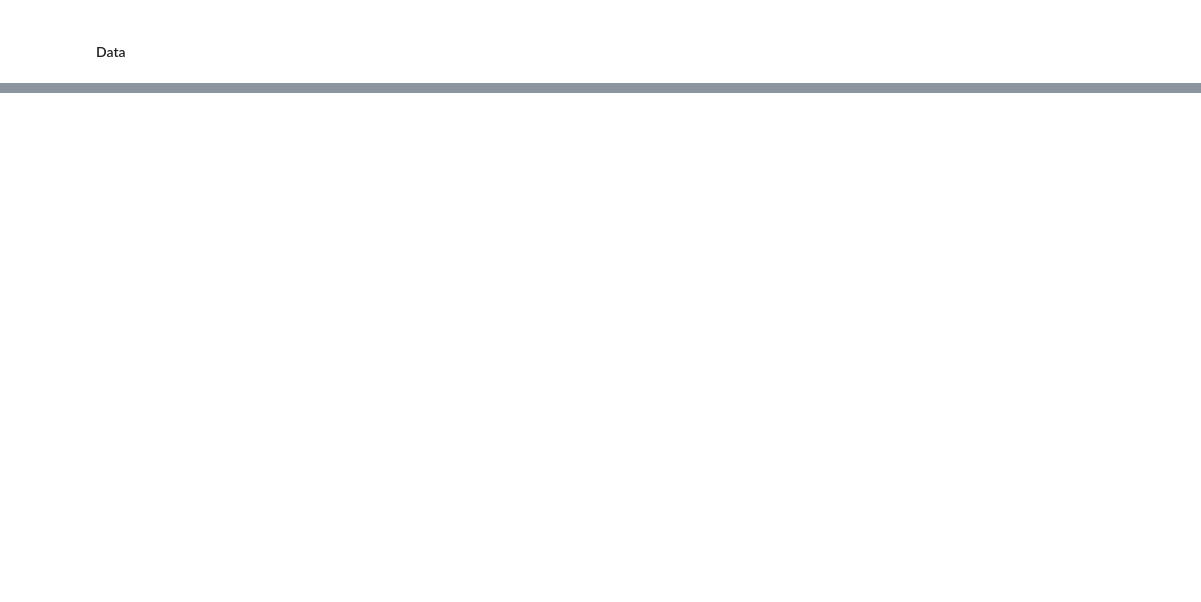
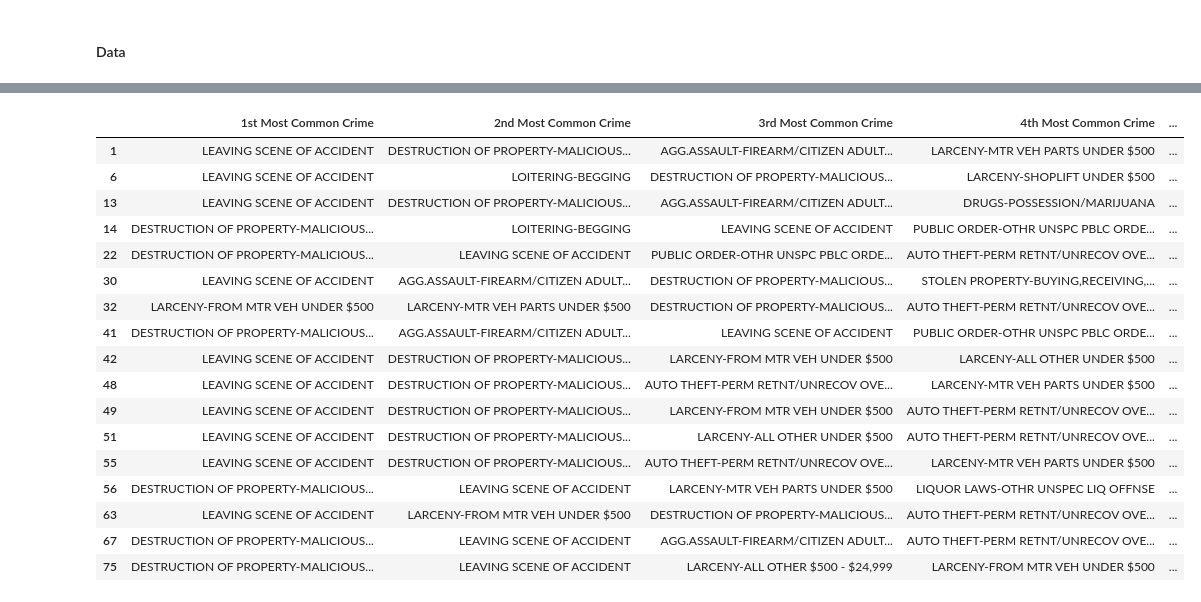
Before and after one commit to lefkowitzmatt/Web-scraping-and-clustering, a Jupyter notebook: Capstone_Lowering_Crime_ML_Clustering.ipynb, the cells around one changed output, grey strips where cells are left out. Drawn from its saved outputs; the diff is of its cells as text; code cells hidden in the pictures; blank space fills up the shorter version.

```diff
--- a/Capstone_Lowering_Crime_ML_Clustering.ipynb
+++ b/Capstone_Lowering_Crime_ML_Clustering.ipynb
@@ -14,0 +687,3 @@ The data that will be used to execute this project is publicly available crime d
+# %%
+neighborhoods_clusters=neighborhoods_clusters.drop([82,83,84,85])
+neighborhoods_clusters.shape
@@ -14,0 +694,9 @@ The data that will be used to execute this project is publicly available crime d
+# %%
+# set number of clusters
+kclusters = 5
+neighborhoods_clusters = neighborhoods_clusters.drop('Neighborhood', 1)
+# run k-means clustering
+kmeans = KMeans(n_clusters=kclusters, random_state=0).fit(neighborhoods_clusters)
+
+# check cluster labels generated for each row in the dataframe
+kmeans.labels_[0:10]
@@ -14,0 +707,5 @@ The data that will be used to execute this project is publicly available crime d
+# %%
+# add clustering labels
+neighborhoods_venues_sorted.insert(0, 'Cluster Labels', kmeans.labels_)
+
+neighborhoods_venues_sorted.head()
@@ -14,0 +719,6 @@ The data that will be used to execute this project is publicly available crime d
+# %%
+# add crimes
+crimes_clusters = pd.merge(neighborhoods_crimes_sorted,
+                 neighborhoods_venues_sorted[[ 'Neighborhood','Cluster Labels']],
+                 on='Neighborhood')
+crimes_clusters.head()
@@ -14,0 +858,22 @@ The data that will be used to execute this project is publicly available crime d
+# %%
+cluster_0_crimes= crimes_clusters.loc[crimes_clusters['Cluster Labels'] == 0, crimes_clusters.columns[[1] + list(range(2, crimes_clusters.shape[1]))]]
+cluster_0_crimes
+# %% [output]
+|  | 1st Most Common Crime | 2nd Most Common Crime | 3rd Most Common Crime | 4th Most Common Crime | ... |
+| 1 | LEAVING SCENE OF ACCIDENT | DESTRUCTION OF PROPERTY-MALICIOUS... | AGG.ASSAULT-FIREARM/CITIZEN ADULT... | LARCENY-MTR VEH PARTS UNDER $500 | ... |
+| 6 | LEAVING SCENE OF ACCIDENT | LOITERING-BEGGING | DESTRUCTION OF PROPERTY-MALICIOUS... | LARCENY-SHOPLIFT UNDER $500 | ... |
+| 13 | LEAVING SCENE OF ACCIDENT | DESTRUCTION OF PROPERTY-MALICIOUS... | AGG.ASSAULT-FIREARM/CITIZEN ADULT... | DRUGS-POSSESSION/MARIJUANA | ... |
+| 14 | DESTRUCTION OF PROPERTY-MALICIOUS... | LOITERING-BEGGING | LEAVING SCENE OF ACCIDENT | PUBLIC ORDER-OTHR UNSPC PBLC ORDE... | ... |
+| 22 | DESTRUCTION OF PROPERTY-MALICIOUS... | LEAVING SCENE OF ACCIDENT | PUBLIC ORDER-OTHR UNSPC PBLC ORDE... | AUTO THEFT-PERM RETNT/UNRECOV OVE... | ... |
+| 30 | LEAVING SCENE OF ACCIDENT | AGG.ASSAULT-FIREARM/CITIZEN ADULT... | DESTRUCTION OF PROPERTY-MALICIOUS... | STOLEN PROPERTY-BUYING,RECEIVING,... | ... |
+| 32 | LARCENY-FROM MTR VEH UNDER $500 | LARCENY-MTR VEH PARTS UNDER $500 | DESTRUCTION OF PROPERTY-MALICIOUS... | AUTO THEFT-PERM RETNT/UNRECOV OVE... | ... |
+| 41 | DESTRUCTION OF PROPERTY-MALICIOUS... | AGG.ASSAULT-FIREARM/CITIZEN ADULT... | LEAVING SCENE OF ACCIDENT | PUBLIC ORDER-OTHR UNSPC PBLC ORDE... | ... |
+| 42 | LEAVING SCENE OF ACCIDENT | DESTRUCTION OF PROPERTY-MALICIOUS... | LARCENY-FROM MTR VEH UNDER $500 | LARCENY-ALL OTHER UNDER $500 | ... |
+| 48 | LEAVING SCENE OF ACCIDENT | DESTRUCTION OF PROPERTY-MALICIOUS... | AUTO THEFT-PERM RETNT/UNRECOV OVE... | LARCENY-MTR VEH PARTS UNDER $500 | ... |
+| 49 | LEAVING SCENE OF ACCIDENT | DESTRUCTION OF PROPERTY-MALICIOUS... | LARCENY-FROM MTR VEH UNDER $500 | AUTO THEFT-PERM RETNT/UNRECOV OVE... | ... |
+| 51 | LEAVING SCENE OF ACCIDENT | DESTRUCTION OF PROPERTY-MALICIOUS... | LARCENY-ALL OTHER UNDER $500 | AUTO THEFT-PERM RETNT/UNRECOV OVE... | ... |
+| 55 | LEAVING SCENE OF ACCIDENT | DESTRUCTION OF PROPERTY-MALICIOUS... | AUTO THEFT-PERM RETNT/UNRECOV OVE... | LARCENY-MTR VEH PARTS UNDER $500 | ... |
+| 56 | DESTRUCTION OF PROPERTY-MALICIOUS... | LEAVING SCENE OF ACCIDENT | LARCENY-MTR VEH PARTS UNDER $500 | LIQUOR LAWS-OTHR UNSPEC LIQ OFFNSE | ... |
+| 63 | LEAVING SCENE OF ACCIDENT | LARCENY-FROM MTR VEH UNDER $500 | DESTRUCTION OF PROPERTY-MALICIOUS... | AUTO THEFT-PERM RETNT/UNRECOV OVE... | ... |
+| 67 | DESTRUCTION OF PROPERTY-MALICIOUS... | LEAVING SCENE OF ACCIDENT | AGG.ASSAULT-FIREARM/CITIZEN ADULT... | AUTO THEFT-PERM RETNT/UNRECOV OVE... | ... |
+| 75 | DESTRUCTION OF PROPERTY-MALICIOUS... | LEAVING SCENE OF ACCIDENT | LARCENY-ALL OTHER $500 - $24,999 | LARCENY-FROM MTR VEH UNDER $500 | ... |
```
Also changed, not shown: parts of 113 cells of this notebook.
